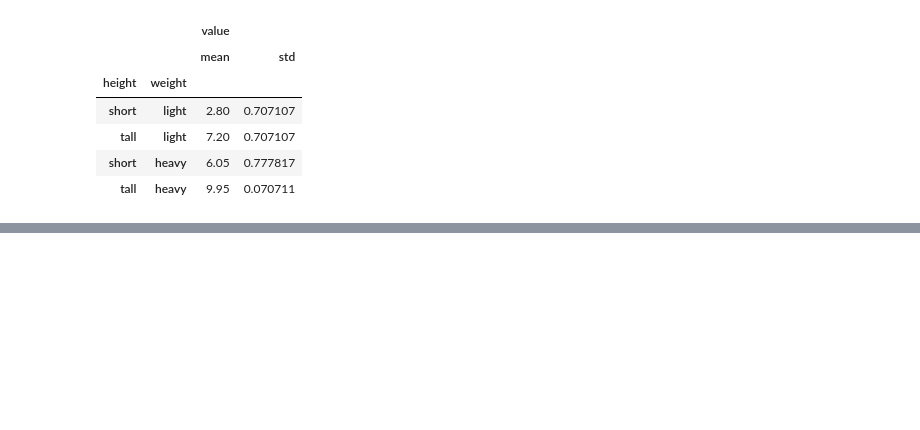
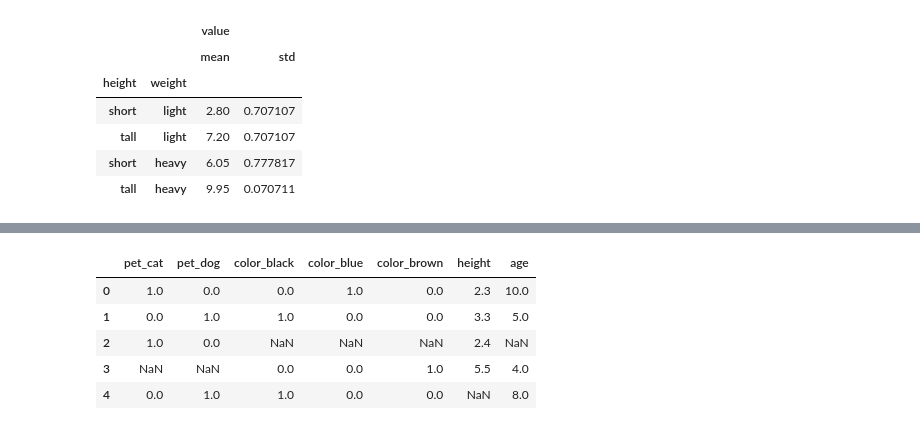
Before and after one commit to oneoffcoder/books, a Jupyter notebook: sphinx/scikit-intro/source/tips.ipynb, the cells around one changed output, grey strips where cells are left out. Drawn from its saved outputs; the diff is of its cells as text; code cells hidden in the pictures; blank space fills up the shorter version.

```diff
--- a/sphinx/scikit-intro/source/tips.ipynb
+++ b/sphinx/scikit-intro/source/tips.ipynb
@@ -133,0 +212,84 @@ stats.sort_values(['weight'], axis=0, ascending=False)
+# %%
+class OheAdjustmentTransformer:
+    def __init__(self, transformer, num_columns, cat_columns, missing_suffix='nan'):
+        self.transformer = transformer
+        self.num_columns = num_columns
+        self.cat_columns = cat_columns
+        self.missing_suffix = missing_suffix
+
+    def adjust(self, df):
+        def make_null(d, cat_field, nan_field):
+            n_df = pd.DataFrame()
+            for field in d.columns:
+                if field == nan_field:
+                    continue
+                u_index = field.find('_')
+                val = field[u_index+1:]
+                n_field = f'{cat_field}_{val}'
+                n_df[n_field] = np.select([d[nan_field]==1], [np.nan], default=d[field])
+
+            n_df.index = d.index
+            return n_df
+
+        prefixes = [f'x{i}_' for i in range(len(self.cat_columns))]
+        c2p = {c: p for c, p in zip(self.cat_columns, prefixes)}
+        c2n = {c: f'{p}nan' for c, p in zip(self.cat_columns, prefixes)}
+        df_cols = {c: [f for f in df.columns if f.startswith(p)]
+                   for c, p in zip(self.cat_columns, prefixes)}
+        dfs = {c: df[df_cols[c]] for c in df_cols}
+        n_dfs = {c: make_null(d, c, c2n[c]) for c, d in dfs.items()}
+        f_df = pd.concat([d for d in n_dfs.values()], axis=1)
+
+        return f_df
+
+    def fit(self, X=None, y=None):
+        return self
+
+    def transform(self, X):
+        cat_columns = self.transformer.named_transformers_['cat'] \
+            .named_steps['ohe'] \
+            .get_feature_names_out()
+        cat_columns = list(cat_columns)
+        num_columns = self.num_columns
+
+        if X.shape[1] == len(cat_columns):
+            columns = cat_columns
+        else:
+            columns = cat_columns + num_columns
+
+        df = pd.DataFrame(X, columns=columns)
+
+        if X.shape[1] == len(cat_columns):
+            return self.adjust(df)
+        else:
+            return self.adjust(df).join(df[num_columns])
+
+cat_columns = ['pet', 'color']
+num_columns = [c for c in df.columns if c not in cat_columns]
+
+cat_pipeline = Pipeline(steps=[
+    ('imputer', SimpleImputer(strategy='constant', fill_value=np.nan)),
+    ('ohe', OneHotEncoder(handle_unknown='ignore', sparse=False))
+])
+
+transformer = ColumnTransformer(
+    transformers=[('cat', cat_pipeline, cat_columns)],
+    remainder='passthrough')
+
+df_pipeline = Pipeline(steps=[
+    ('df', OheAdjustmentTransformer(transformer, num_columns, cat_columns))
+])
+
+pipeline = Pipeline(steps=[
+    ('preprocessing', transformer),
+    ('postprocessing', df_pipeline)
+])
+
+pipeline.fit_transform(df)
+# %% [output]
+|  | pet_cat | pet_dog | color_black | color_blue | color_brown | height | age |
+| 0 | 1.0 | 0.0 | 0.0 | 1.0 | 0.0 | 2.3 | 10.0 |
+| 1 | 0.0 | 1.0 | 1.0 | 0.0 | 0.0 | 3.3 | 5.0 |
+| 2 | 1.0 | 0.0 | NaN | NaN | NaN | 2.4 | NaN |
+| 3 | NaN | NaN | 0.0 | 0.0 | 1.0 | 5.5 | 4.0 |
+| 4 | 0.0 | 1.0 | 1.0 | 0.0 | 0.0 | NaN | 8.0 |
```
Also changed, not shown: parts of 9 cells of this notebook.
